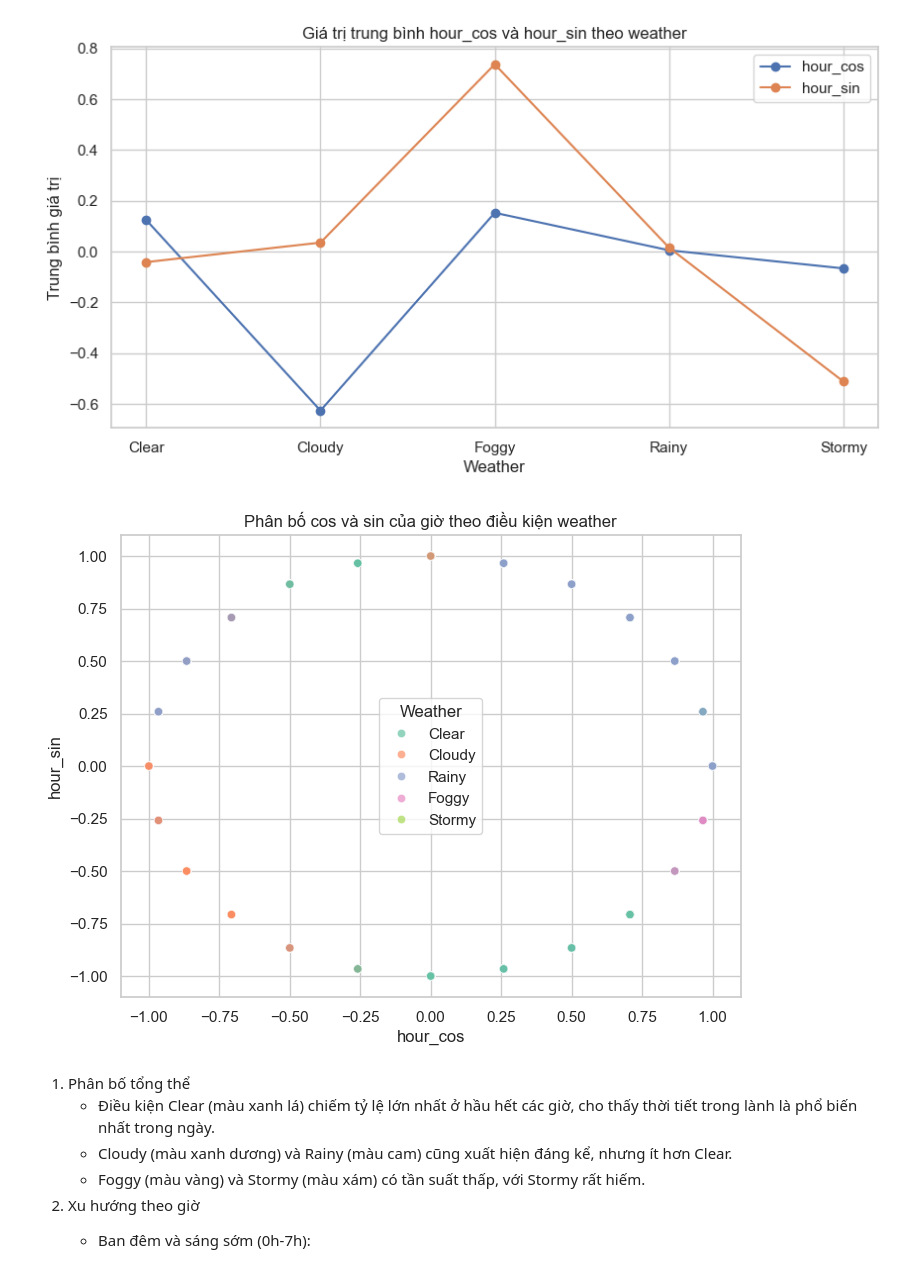
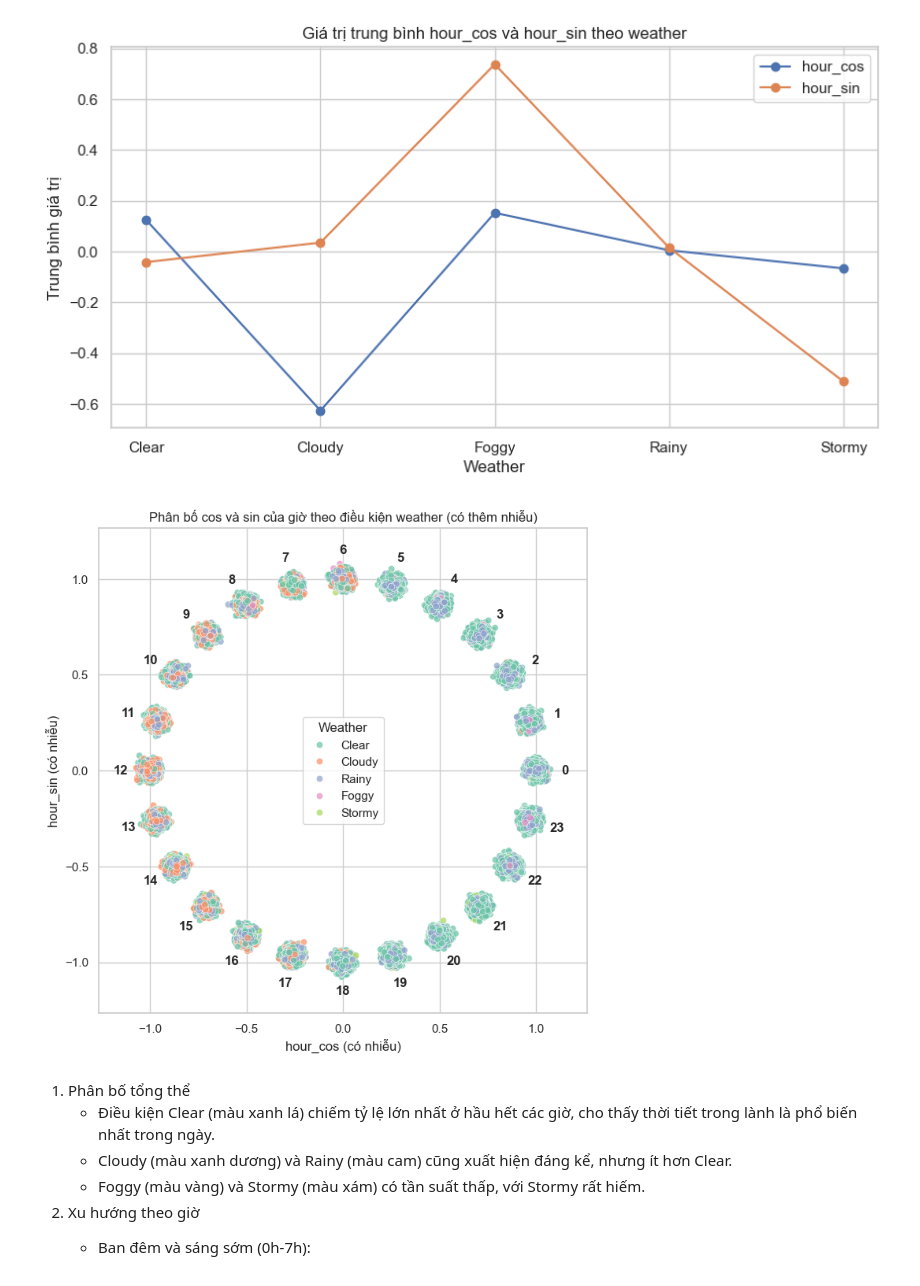
Before and after one commit to WinG-282k4/Weather-forecast, a Jupyter notebook: analyze_data_weather.ipynb, the cells around one changed output. Saved outputs shown, nothing was run; the diff lists cells and outputs as text; code cells hidden in the pictures.

Commit message:
Thêm biểu hour, day, month sau khi biến đổi sin, cos

```diff
--- a/analyze_data_weather.ipynb
+++ b/analyze_data_weather.ipynb
@@ -346,17 +346,47 @@ plt.show()
 # %% [output]
 [figure]
 # %%
-import seaborn as sns
+# Tạo bản copy dữ liệu để thêm noise
+df_jitter = df.copy()
 
-plt.figure(figsize=(8,6))
-sns.scatterplot(data=df, x='hour_cos', y='hour_sin', hue='weather', palette='Set2', alpha=0.7)
-plt.title('Phân bố cos và sin của giờ theo điều kiện weather')
-plt.xlabel('hour_cos')
-plt.ylabel('hour_sin')
+# Thêm nhiễu nhỏ vào hour_cos và hour_sin (ví dụ Gaussian noise với độ lệch chuẩn 0.02)
+noise_level = 0.02
+df_jitter['hour_cos_jitter'] = df_jitter['hour_cos'] + np.random.normal(0, noise_level, size=len(df_jitter))
+df_jitter['hour_sin_jitter'] = df_jitter['hour_sin'] + np.random.normal(0, noise_level, size=len(df_jitter))
+
+plt.figure(figsize=(8, 8))
+ax = sns.scatterplot(data=df_jitter, x='hour_cos_jitter', y='hour_sin_jitter',
+                     hue='weather', palette='Set2', alpha=0.7)
+
+plt.title('Phân bố cos và sin của giờ theo điều kiện weather (có thêm nhiễu)')
+plt.xlabel('hour_cos (có nhiễu)')
+plt.ylabel('hour_sin (có nhiễu)')
+
+# Tính trung bình cos, sin mỗi giờ
+grouped = df_jitter.groupby('hour_value')[['hour_cos_jitter', 'hour_sin_jitter']].mean().reset_index()
+
+# Tính góc trung bình của giờ
+angles = np.arctan2(grouped['hour_sin_jitter'], grouped['hour_cos_jitter'])
+
+# Bán kính vòng tròn lớn hơn cụm điểm, ví dụ 1.3
+radius = 1.15
+
+# Tọa độ vòng tròn ngoài cùng
+circle_x = radius * np.cos(angles)
+circle_y = radius * np.sin(angles)
+
+# Vẽ vòng tròn lớn (marker 'o', size lớn, viền màu đen, không tô màu)
+plt.scatter(circle_x, circle_y, s=600, facecolors='none', linewidths=1.5)
+
+# In giờ ở giữa vòng tròn
+for i, hour in enumerate(grouped['hour_value']):
+    plt.text(circle_x[i], circle_y[i], str(int(hour)),
+             fontsize=12, fontweight='bold', ha='center', va='center')
+
 plt.legend(title='Weather')
 plt.show()
 # %% [output]
-[figure, old version]
+[figure, new version]
 # %% [markdown]
 1. Phân bố tổng thể
     - Điều kiện Clear (màu xanh lá) chiếm tỷ lệ lớn nhất ở hầu hết các giờ, cho thấy thời tiết trong lành là phổ biến nhất trong ngày.
```
Also changed, not shown: parts of 3 cells of this notebook.
